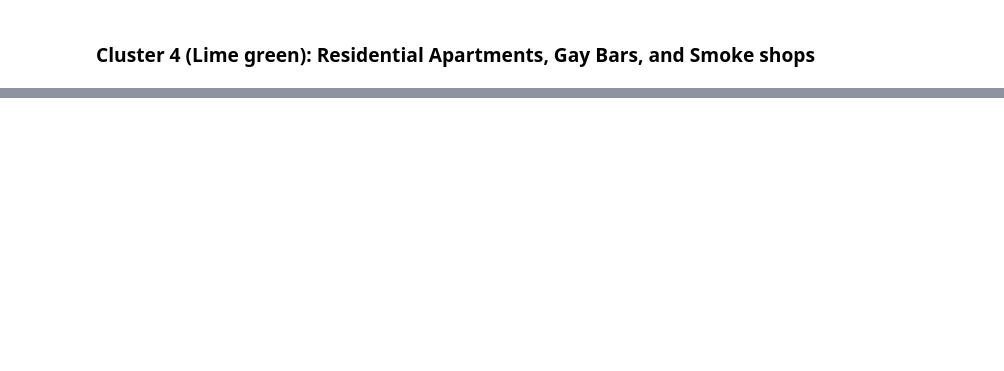
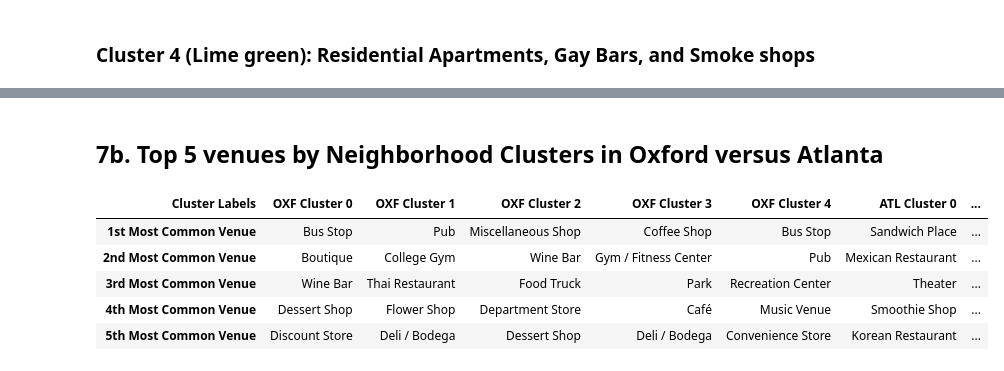
Before and after one commit to TKFoster/Coursera_Capstone, a Jupyter notebook: Coursera Capstone Final Project.ipynb, the cells around one changed output, grey strips where cells are left out. Saved outputs shown, nothing was run; the diff lists cells and outputs as text; code cells hidden in the pictures; blank space fills up the shorter version.

```diff
--- a/Coursera Capstone Final Project.ipynb
+++ b/Coursera Capstone Final Project.ipynb
@@ -1041,0 +1068,4 @@ Atlanta_merged_Final.loc[Atlanta_merged_Final['Cluster Labels'] == 5, Atlanta_me
+# %%
+ATL_top5=ATL_top5.dropna()
+ATL_top5['Cluster Labels'] =ATL_top5['Cluster Labels'].astype(int)
+ATL_top5.head()
@@ -1041,0 +1079,9 @@ Atlanta_merged_Final.loc[Atlanta_merged_Final['Cluster Labels'] == 5, Atlanta_me
+# %%
+Top5_Atlanta=ATL_top5.pivot_table(values=('1st Most Common Venue','2nd Most Common Venue', '3rd Most Common Venue','4th Most Common Venue', '5th Most Common Venue'), columns='Cluster Labels', aggfunc='first')
+
+
+Top5_Atlanta.rename(columns={0:'ATL Cluster 0',
+                          1:'ATL Cluster 1',
+                          2:'ATL Cluster 2',3:'ATL Cluster 3',4:'ATL Cluster 4',5:'ATL Cluster 5'},
+                 inplace=True)
+Top5_Atlanta
@@ -1041,0 +1104,3 @@ Atlanta_merged_Final.loc[Atlanta_merged_Final['Cluster Labels'] == 5, Atlanta_me
+# %%
+OXF_top5=Oxford_merged_Final[['Cluster Labels', '1st Most Common Venue', '2nd Most Common Venue', '3rd Most Common Venue','4th Most Common Venue', '5th Most Common Venue' ]]
+OXF_top5.head()
@@ -1041,0 +1114,9 @@ Atlanta_merged_Final.loc[Atlanta_merged_Final['Cluster Labels'] == 5, Atlanta_me
+# %%
+Top5_Oxford=OXF_top5.pivot_table(values=('1st Most Common Venue','2nd Most Common Venue', '3rd Most Common Venue','4th Most Common Venue', '5th Most Common Venue'), columns='Cluster Labels', aggfunc='first')
+
+
+Top5_Oxford.rename(columns={0:'OXF Cluster 0',
+                          1:'OXF Cluster 1',
+                          2:'OXF Cluster 2',3:'OXF Cluster 3',4:'OXF Cluster 4'},
+                 inplace=True)
+Top5_Oxford
@@ -1041,0 +1130,12 @@ Atlanta_merged_Final.loc[Atlanta_merged_Final['Cluster Labels'] == 5, Atlanta_me
+# %% [markdown]
+## 7b. Top 5 venues by Neighborhood Clusters in Oxford versus Atlanta
+# %%
+horizontal_stack_final = pd.concat([Top5_Oxford, Top5_Atlanta], axis=1)
+horizontal_stack_final
+# %% [output]
+| Cluster Labels | OXF Cluster 0 | OXF Cluster 1 | OXF Cluster 2 | OXF Cluster 3 | OXF Cluster 4 | ATL Cluster 0 | ... |
+| 1st Most Common Venue | Bus Stop | Pub | Miscellaneous Shop | Coffee Shop | Bus Stop | Sandwich Place | ... |
+| 2nd Most Common Venue | Boutique | College Gym | Wine Bar | Gym / Fitness Center | Pub | Mexican Restaurant | ... |
+| 3rd Most Common Venue | Wine Bar | Thai Restaurant | Food Truck | Park | Recreation Center | Theater | ... |
+| 4th Most Common Venue | Dessert Shop | Flower Shop | Department Store | Café | Music Venue | Smoothie Shop | ... |
+| 5th Most Common Venue | Discount Store | Deli / Bodega | Dessert Shop | Deli / Bodega | Convenience Store | Korean Restaurant | ... |
```
Also changed, not shown: parts of 15 cells of this notebook.
